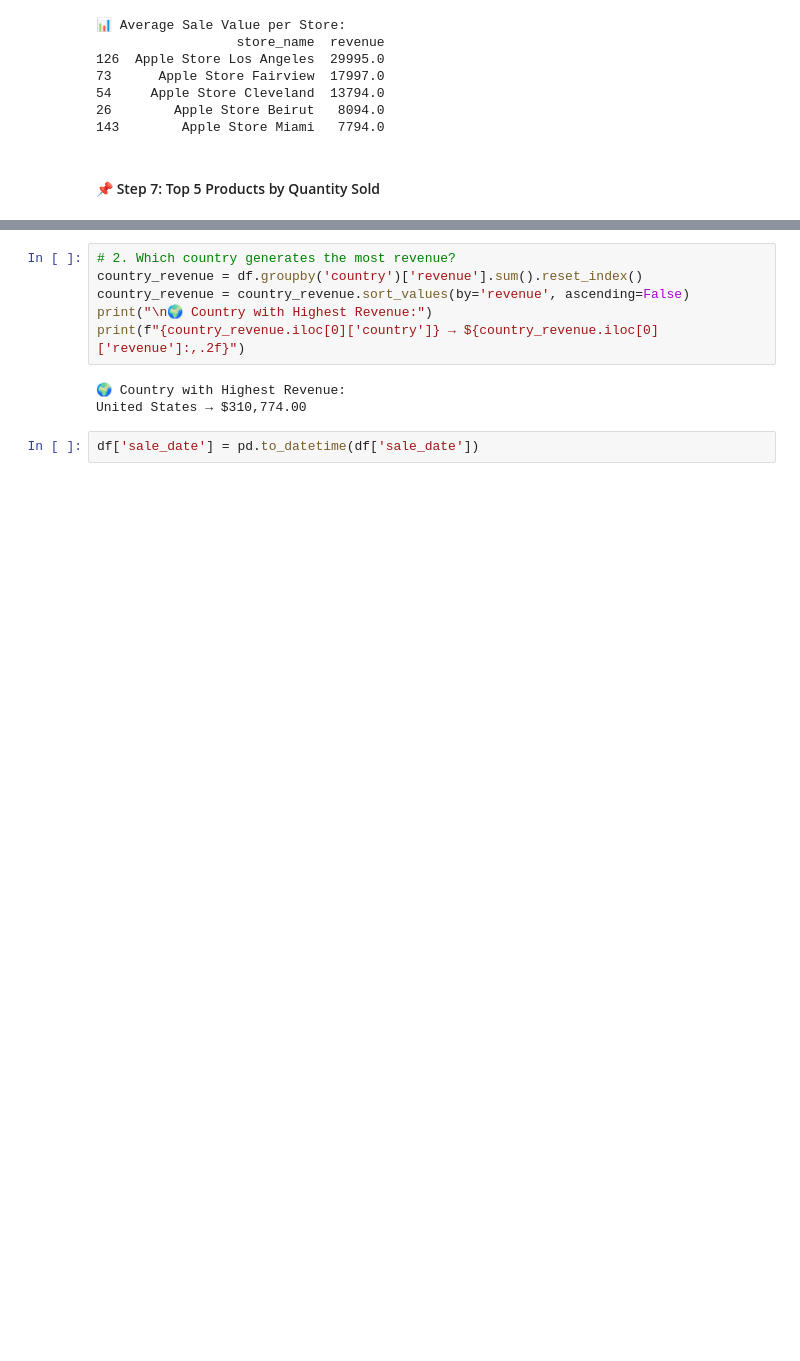
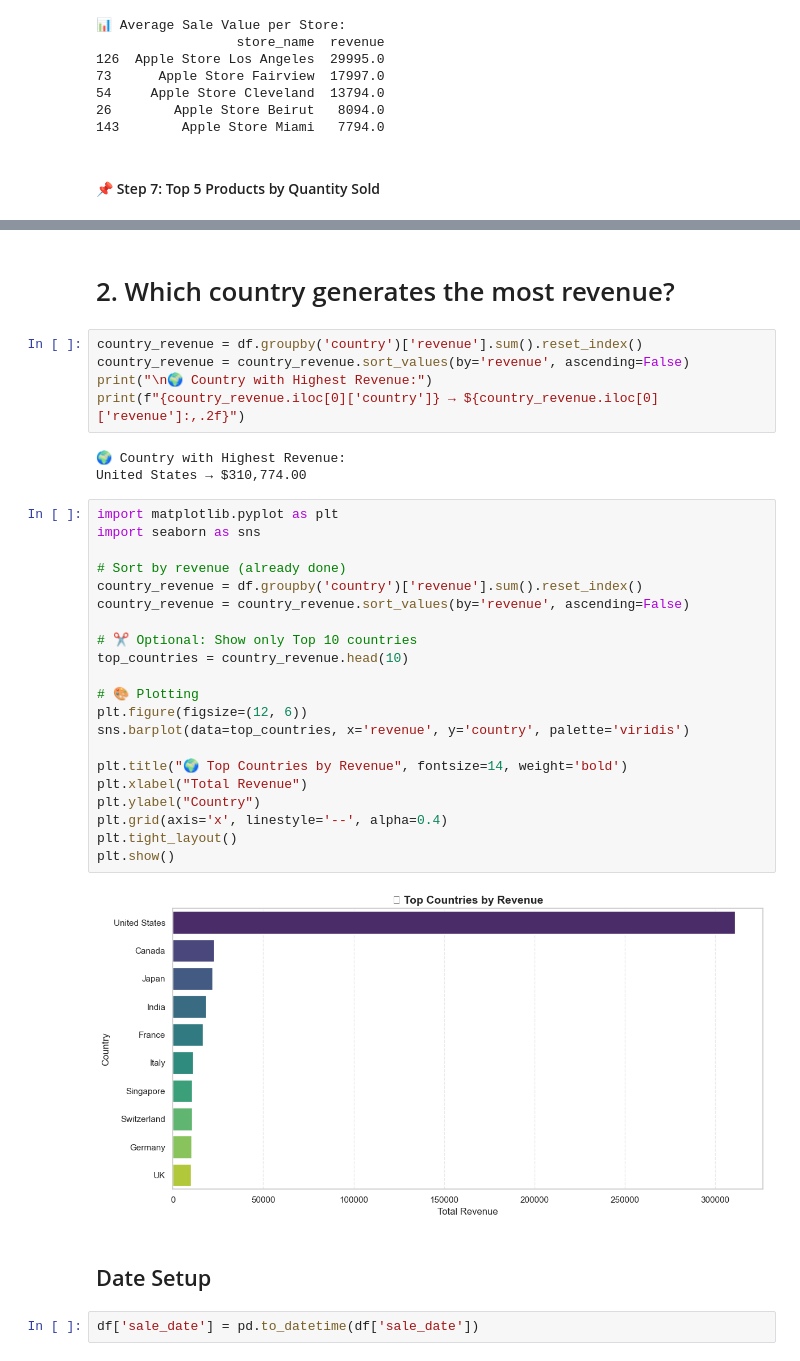
Before and after one commit to Syed-Moinuddin2025/python_projects_analyses, a Jupyter notebook: 01_Apple_Store_Analysis/01_AppleStore_Analysis.ipynb, the cells around one changed output, grey strips where cells are left out. Drawn from its saved outputs; the diff is of its cells as text; blank space fills up the shorter version.

```diff
--- a/01_Apple_Store_Analysis/01_AppleStore_Analysis.ipynb
+++ b/01_Apple_Store_Analysis/01_AppleStore_Analysis.ipynb
@@ -310,5 +298,6 @@ print(stores_per_country.head())
+# %% [markdown]
+# 2. Which country generates the most revenue?
 # %%
-# 2. Which country generates the most revenue?
 country_revenue = df.groupby('country')['revenue'].sum().reset_index()
 country_revenue = country_revenue.sort_values(by='revenue', ascending=False)
 print("\n🌍 Country with Highest Revenue:")
@@ -316,6 +305,31 @@ print(f"{country_revenue.iloc[0]['country']} → ${country_revenue.iloc[0]['reve
 # %% [output]
 🌍 Country with Highest Revenue:
 United States → $310,774.00
+# %%
+import matplotlib.pyplot as plt
+import seaborn as sns
+
+# Sort by revenue (already done)
+country_revenue = df.groupby('country')['revenue'].sum().reset_index()
+country_revenue = country_revenue.sort_values(by='revenue', ascending=False)
+
+# ✂️ Optional: Show only Top 10 countries
+top_countries = country_revenue.head(10)
+
+# 🎨 Plotting
+plt.figure(figsize=(12, 6))
+sns.barplot(data=top_countries, x='revenue', y='country', palette='viridis')
+
+plt.title("🌍 Top Countries by Revenue", fontsize=14, weight='bold')
+plt.xlabel("Total Revenue")
+plt.ylabel("Country")
+plt.grid(axis='x', linestyle='--', alpha=0.4)
+plt.tight_layout()
+plt.show()
+# %% [output]
+[figure, added]
+# %% [markdown]
+## Date Setup
 # %%
 df['sale_date'] = pd.to_datetime(df['sale_date'])
 # %%
```
Also changed, not shown: parts of 78 cells of this notebook, 1 other file.
